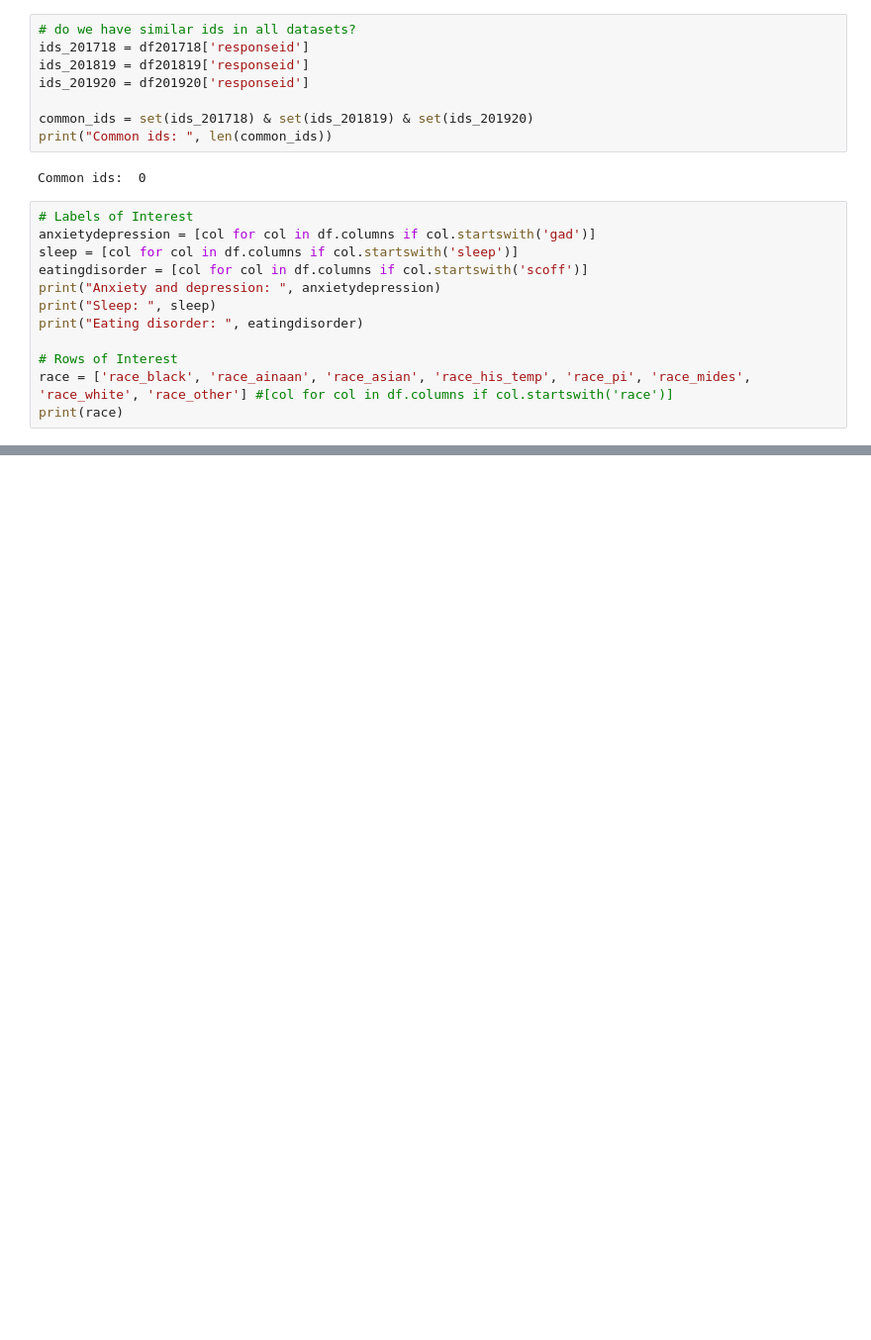
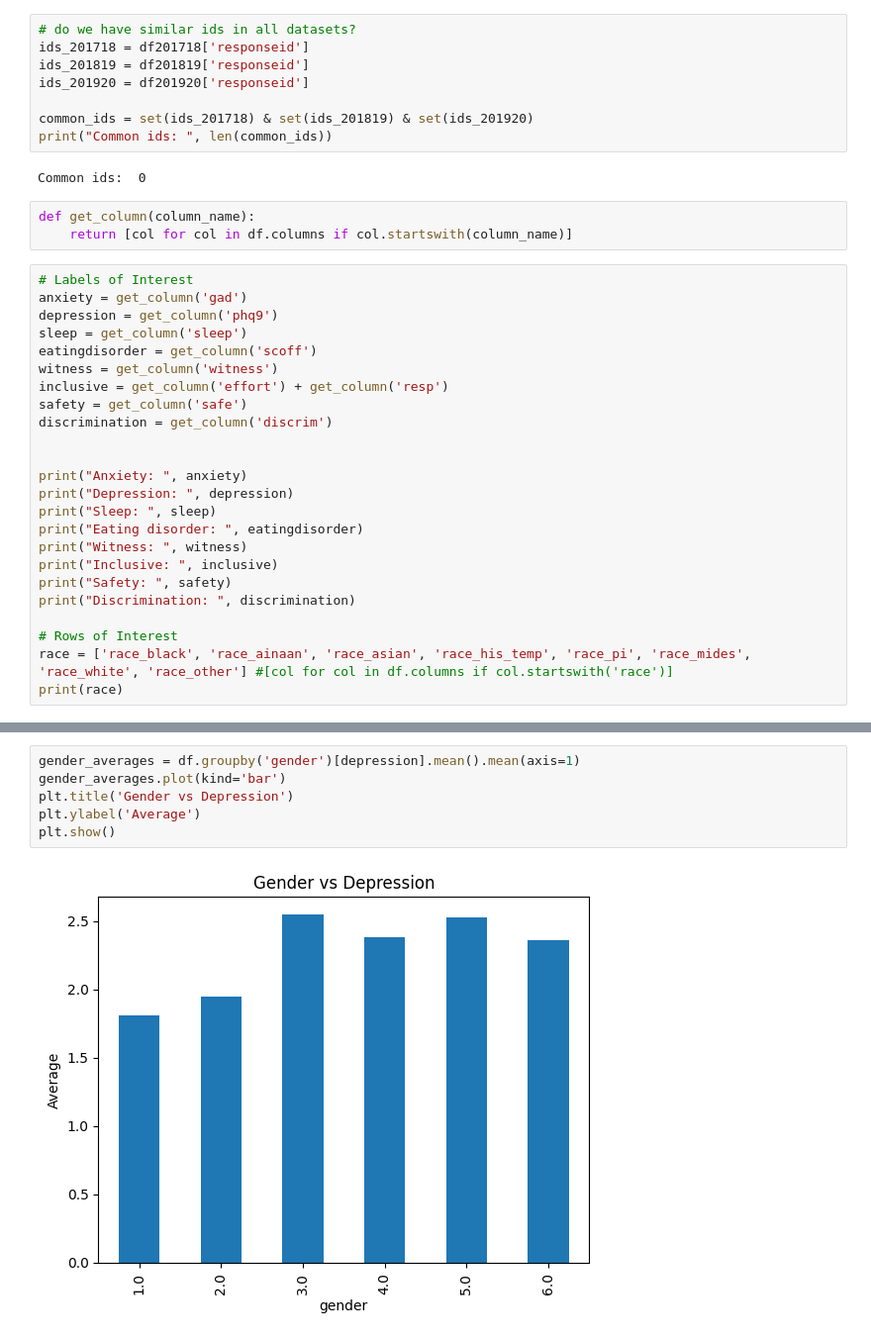
Before and after one commit to kadijaismail112/healthy_minds, a Jupyter notebook: data.ipynb, the cells around one changed output, grey strips where cells are left out. Shown at 99% size. Cells and saved outputs as stored; diff of their text form; blank space fills up the shorter version.

```diff
--- a/data.ipynb
+++ b/data.ipynb
@@ -28,14 +35,29 @@ common_ids = set(ids_201718) & set(ids_201819) & set(ids_201920)
 print("Common ids: ", len(common_ids))
 # %% [output]
 Common ids:  0
+# %%
+def get_column(column_name):
+    return [col for col in df.columns if col.startswith(column_name)]
 # %%
 # Labels of Interest
-anxietydepression = [col for col in df.columns if col.startswith('gad')]
-sleep = [col for col in df.columns if col.startswith('sleep')]
-eatingdisorder = [col for col in df.columns if col.startswith('scoff')]
-print("Anxiety and depression: ", anxietydepression)
+anxiety = get_column('gad')
+depression = get_column('phq9')
+sleep = get_column('sleep')
+eatingdisorder = get_column('scoff')
+witness = get_column('witness')
+inclusive = get_column('effort') + get_column('resp')
+safety = get_column('safe')
+discrimination = get_column('discrim')
+
+
+print("Anxiety: ", anxiety)
+print("Depression: ", depression)
 print("Sleep: ", sleep)
 print("Eating disorder: ", eatingdisorder)
+print("Witness: ", witness)
+print("Inclusive: ", inclusive)
+print("Safety: ", safety)
+print("Discrimination: ", discrimination)
 
 # Rows of Interest
 race = ['race_black', 'race_ainaan', 'race_asian', 'race_his_temp', 'race_pi', 'race_mides', 'race_white', 'race_other'] #[col for col in df.columns if col.startswith('race')]
@@ -47 +74,9 @@ Eating disorder:  ['scoff_1', 'scoff_2', 'scoff_3', 'scoff_4', 'scoff_5']
 ['race_black', 'race_ainaan', 'race_asian', 'race_his_temp', 'race_pi', 'race_mides', 'race_white', 'race_other']
+# %%
+gender_averages = df.groupby('gender')[depression].mean().mean(axis=1)
+gender_averages.plot(kind='bar')
+plt.title('Gender vs Depression')
+plt.ylabel('Average')
+plt.show()
+# %% [output]
+[figure, added]
```
Also changed, not shown: parts of 10 cells of this notebook.
